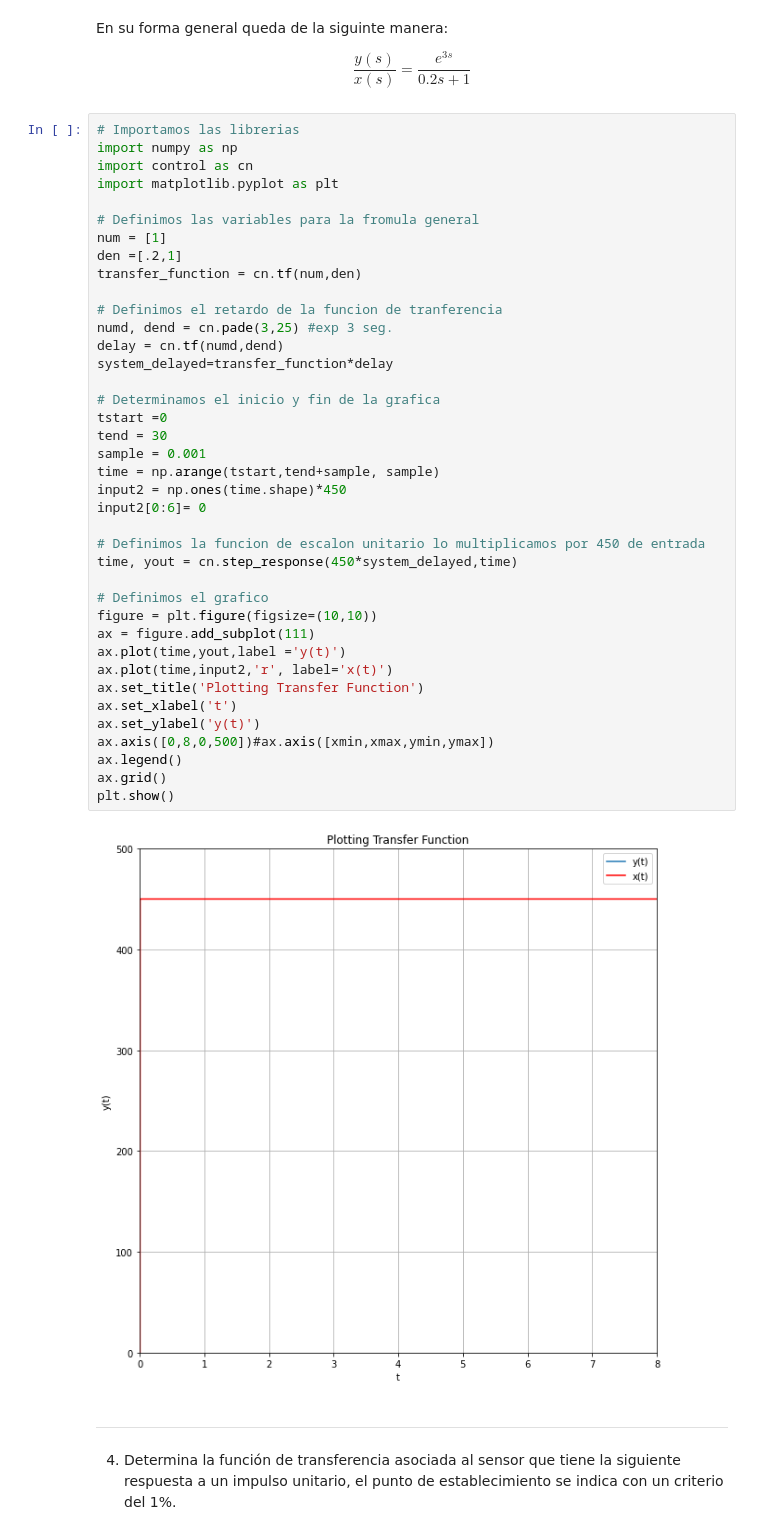
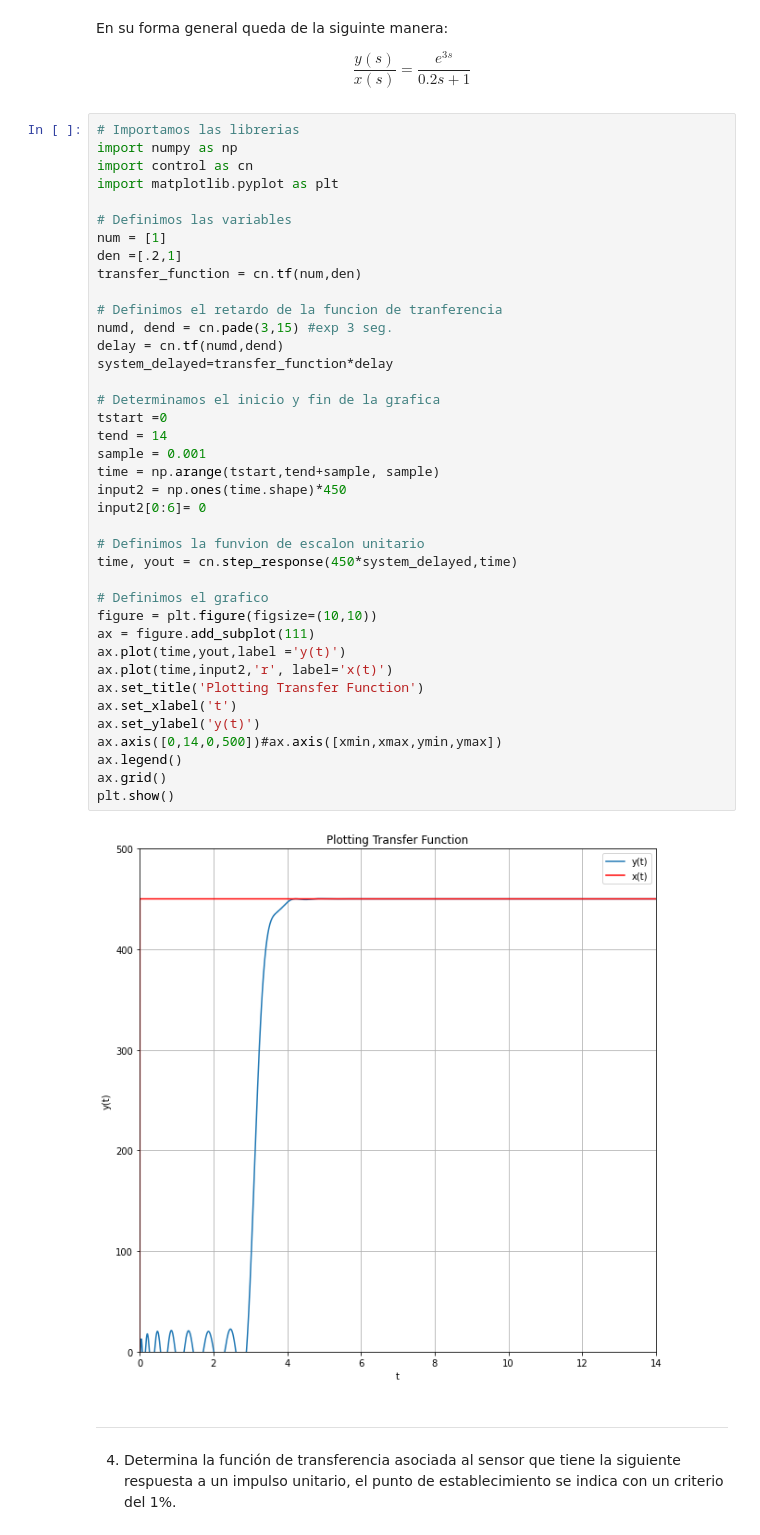
Before and after one commit to Ricardo-Gomez-4-113/Control-inteligente, a Jupyter notebook: Examen_U1_Control_Inteligente.ipynb, the cells around one changed output. Drawn from its saved outputs; the diff is of its cells as text.

```diff
--- a/Examen_U1_Control_Inteligente.ipynb
+++ b/Examen_U1_Control_Inteligente.ipynb
@@ -490,41 +497,41 @@ import numpy as np
 import control as cn
 import matplotlib.pyplot as plt
 
-# Definimos las variables para la fromula general
+# Definimos las variables
 num = [1]
 den =[.2,1]
 transfer_function = cn.tf(num,den)
 
 # Definimos el retardo de la funcion de tranferencia
-numd, dend = cn.pade(3,25) #exp 3 seg.
+numd, dend = cn.pade(3,15) #exp 3 seg.
 delay = cn.tf(numd,dend)
 system_delayed=transfer_function*delay
 
 # Determinamos el inicio y fin de la grafica
 tstart =0
-tend = 30
+tend = 14
 sample = 0.001
 time = np.arange(tstart,tend+sample, sample)
 input2 = np.ones(time.shape)*450
 input2[0:6]= 0
 
-# Definimos la funcion de escalon unitario lo multiplicamos por 450 de entrada
+# Definimos la funvion de escalon unitario
 time, yout = cn.step_response(450*system_delayed,time)
 
 # Definimos el grafico
 figure = plt.figure(figsize=(10,10))
 ax = figure.add_subplot(111)
 ax.plot(time,yout,label ='y(t)')
 ax.plot(time,input2,'r', label='x(t)')
 ax.set_title('Plotting Transfer Function')
 ax.set_xlabel('t')
 ax.set_ylabel('y(t)')
-ax.axis([0,8,0,500])#ax.axis([xmin,xmax,ymin,ymax])
+ax.axis([0,14,0,500])#ax.axis([xmin,xmax,ymin,ymax])
 ax.legend()
 ax.grid()
 plt.show()
 # %% [output]
-[figure, old version]
+[figure, new version]
 # %% [markdown]
 
 
```
Also changed, not shown: parts of 11 cells of this notebook.
